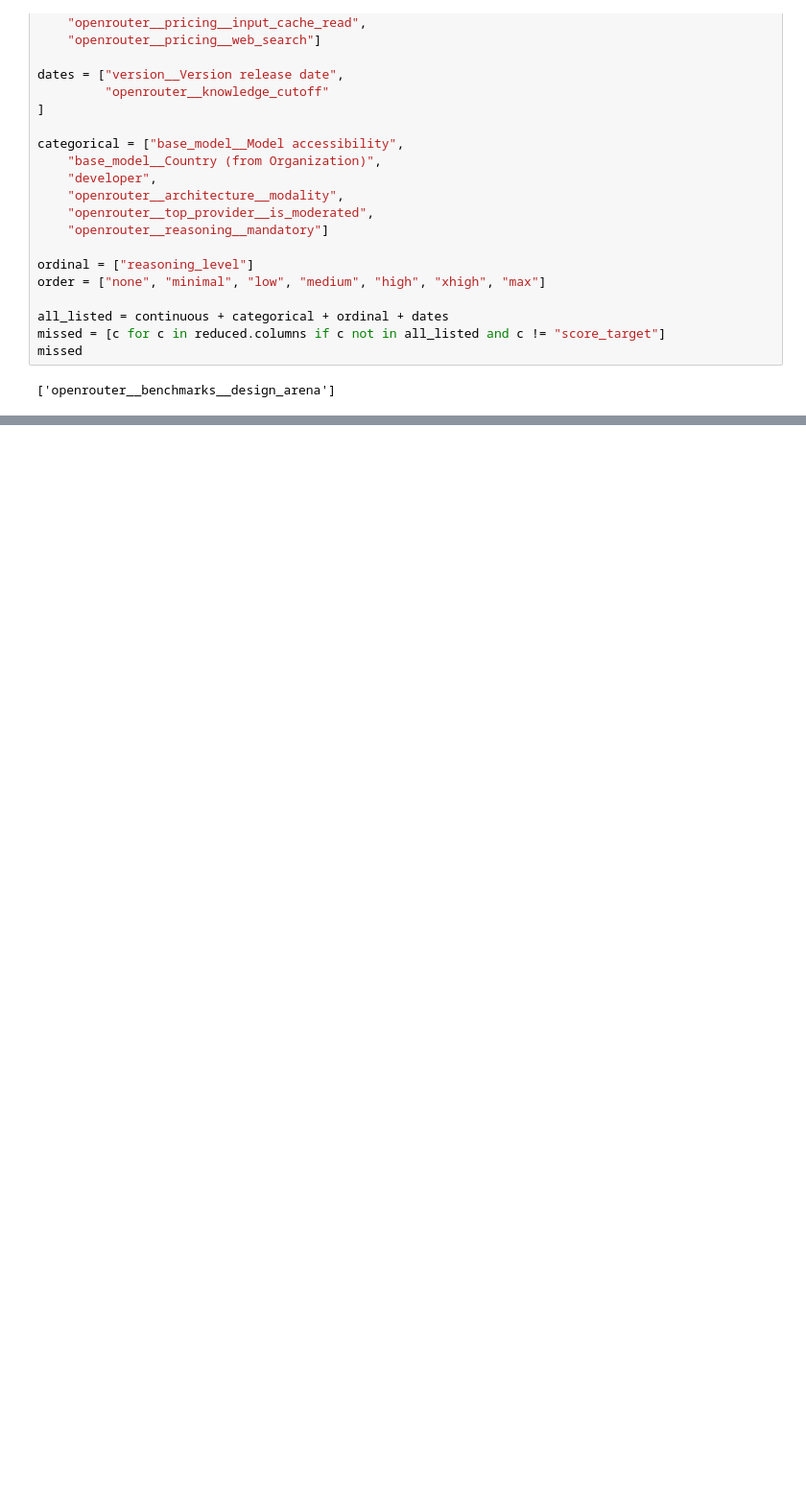
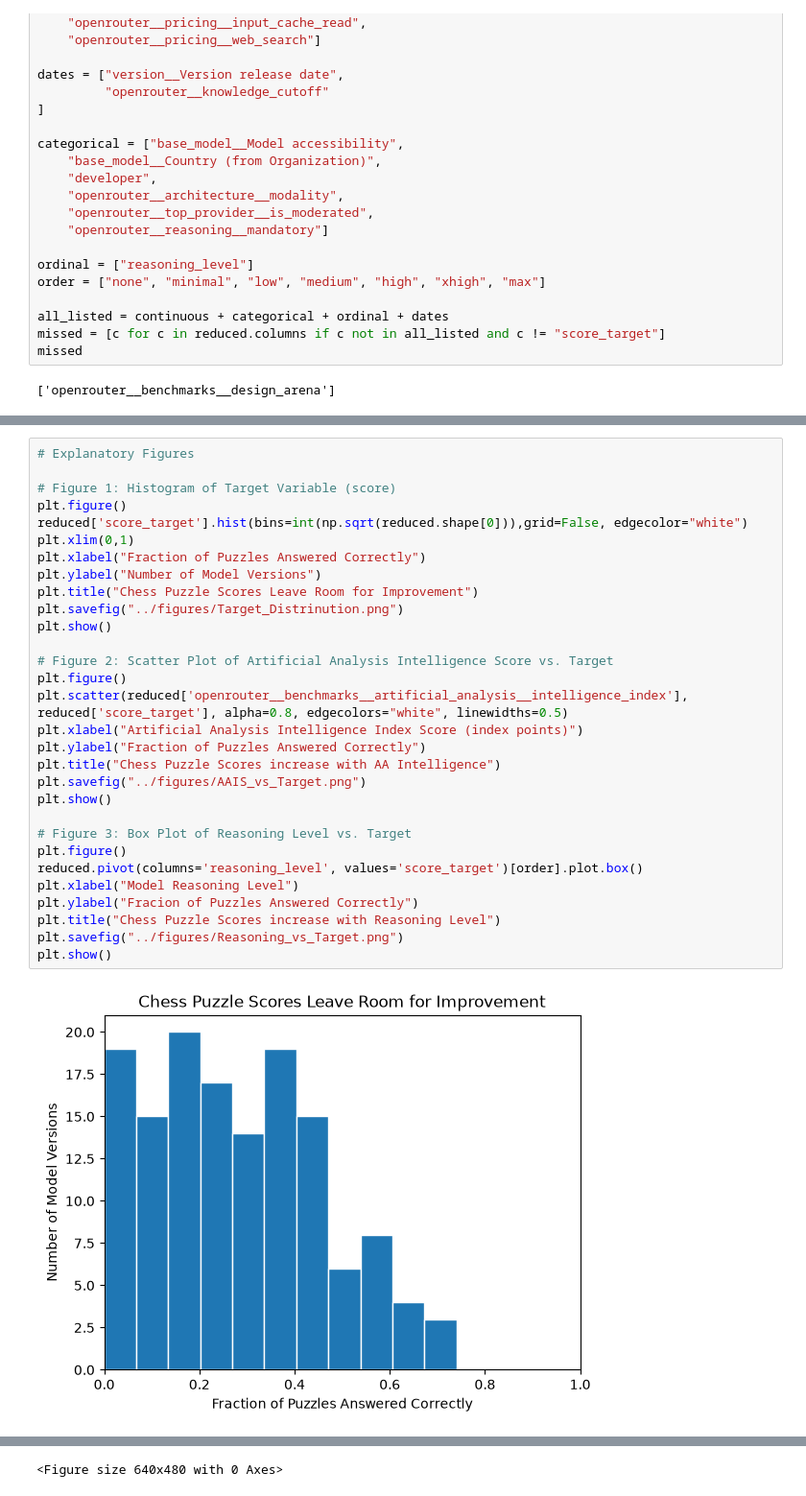
Before and after one commit to reidpov/DATA1030_midterm, a Jupyter notebook: src/eda.ipynb, the cells around one changed output, grey strips where cells are left out. Shown at 96% size. Saved outputs shown, nothing was run; the diff lists cells and outputs as text; blank space fills up the shorter version.

```diff
--- a/src/eda.ipynb
+++ b/src/eda.ipynb
@@ -91,0 +179,32 @@ missed
+# %%
+# Explanatory Figures
+
+# Figure 1: Histogram of Target Variable (score)
+plt.figure()
+reduced['score_target'].hist(bins=int(np.sqrt(reduced.shape[0])),grid=False, edgecolor="white")
+plt.xlim(0,1)
+plt.xlabel("Fraction of Puzzles Answered Correctly")
+plt.ylabel("Number of Model Versions")
+plt.title("Chess Puzzle Scores Leave Room for Improvement")
+plt.savefig("../figures/Target_Distrinution.png")
+plt.show()
+
+# Figure 2: Scatter Plot of Artificial Analysis Intelligence Score vs. Target
+plt.figure()
+plt.scatter(reduced['openrouter__benchmarks__artificial_analysis__intelligence_index'], reduced['score_target'], alpha=0.8, edgecolors="white", linewidths=0.5)
+plt.xlabel("Artificial Analysis Intelligence Index Score (index points)")
+plt.ylabel("Fraction of Puzzles Answered Correctly")
+plt.title("Chess Puzzle Scores increase with AA Intelligence")
+plt.savefig("../figures/AAIS_vs_Target.png")
+plt.show()
+
+# Figure 3: Box Plot of Reasoning Level vs. Target
+plt.figure()
+reduced.pivot(columns='reasoning_level', values='score_target')[order].plot.box()
+plt.xlabel("Model Reasoning Level")
+plt.ylabel("Fracion of Puzzles Answered Correctly")
+plt.title("Chess Puzzle Scores increase with Reasoning Level")
+plt.savefig("../figures/Reasoning_vs_Target.png")
+plt.show()
+# %% [output]
+[figure, added]
@@ -91,0 +212 @@ missed
+<Figure size 640x480 with 0 Axes>
```
Also changed, not shown: parts of 4 cells of this notebook, 3 other files.
